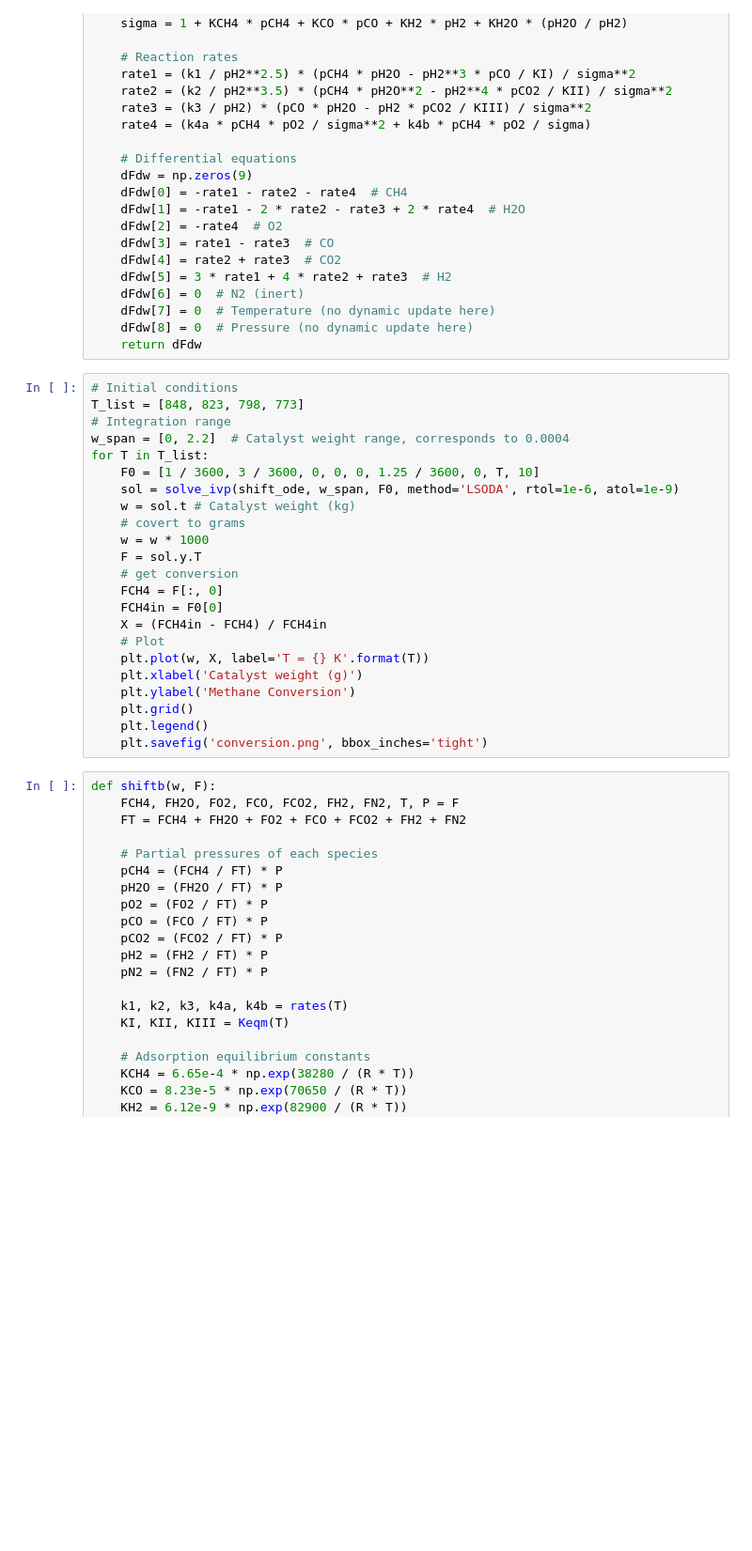
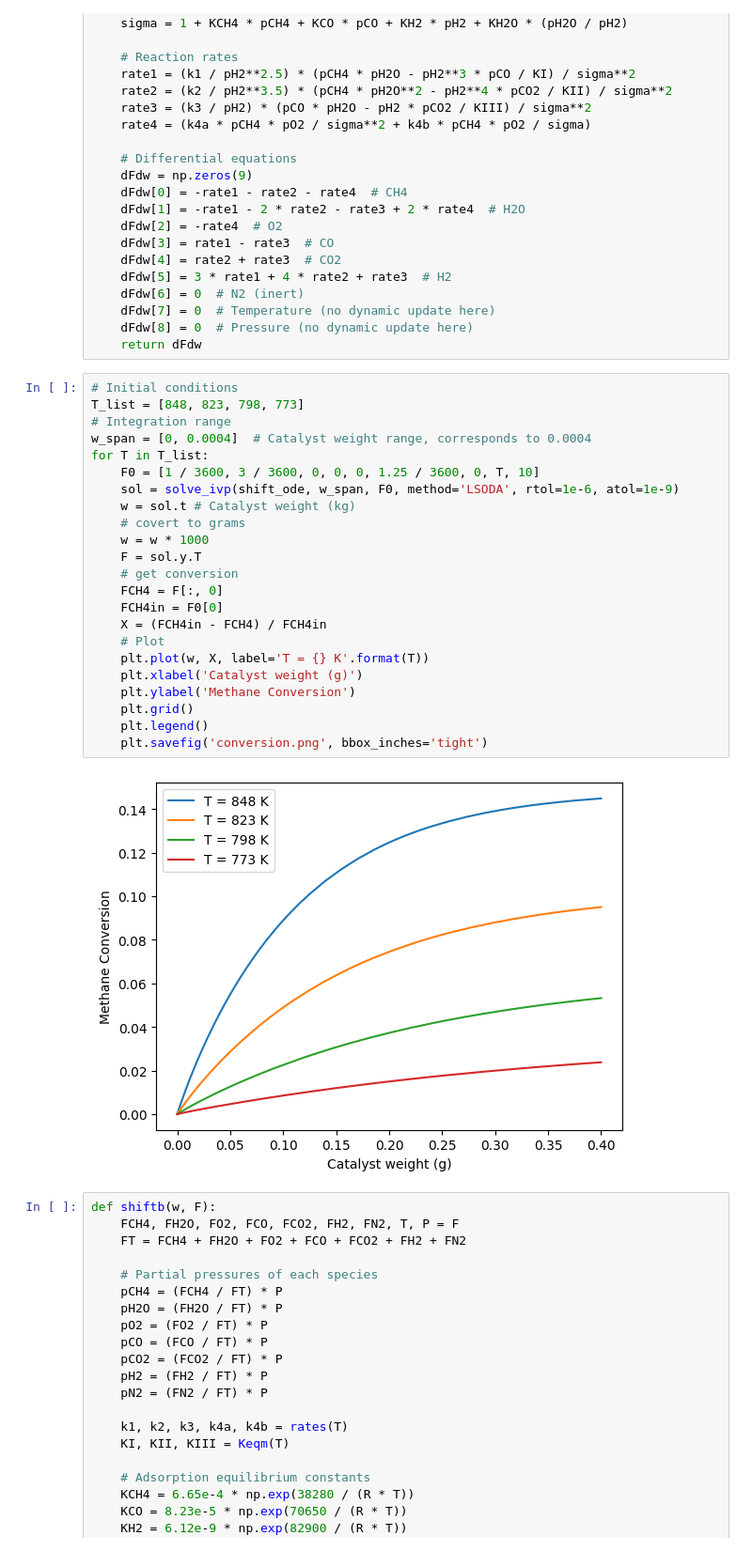
Before and after one commit to catvanille/project, a Jupyter notebook: shift.ipynb, the cells around one changed output. Shown at 94% size. Saved outputs shown, nothing was run; the diff lists cells and outputs as text; blank space fills up the shorter version.

```diff
--- a/shift.ipynb
+++ b/shift.ipynb
@@ -298,26 +243,28 @@ def shift_ode(w, F):
 # %%
 # Initial conditions
 T_list = [848, 823, 798, 773]
 # Integration range
-w_span = [0, 2.2]  # Catalyst weight range, corresponds to 0.0004
+w_span = [0, 0.0004]  # Catalyst weight range, corresponds to 0.0004
 for T in T_list:
     F0 = [1 / 3600, 3 / 3600, 0, 0, 0, 1.25 / 3600, 0, T, 10]
     sol = solve_ivp(shift_ode, w_span, F0, method='LSODA', rtol=1e-6, atol=1e-9)
     w = sol.t # Catalyst weight (kg)
     # covert to grams
     w = w * 1000
     F = sol.y.T
     # get conversion
     FCH4 = F[:, 0]
     FCH4in = F0[0]
     X = (FCH4in - FCH4) / FCH4in
     # Plot
     plt.plot(w, X, label='T = {} K'.format(T))
     plt.xlabel('Catalyst weight (g)')
     plt.ylabel('Methane Conversion')
     plt.grid()
     plt.legend()
     plt.savefig('conversion.png', bbox_inches='tight')
+# %% [output]
+[figure, added]
 # %%
 def shiftb(w, F):
     FCH4, FH2O, FO2, FCO, FCO2, FH2, FN2, T, P = F
```
Also changed, not shown: parts of 42 cells of this notebook.
